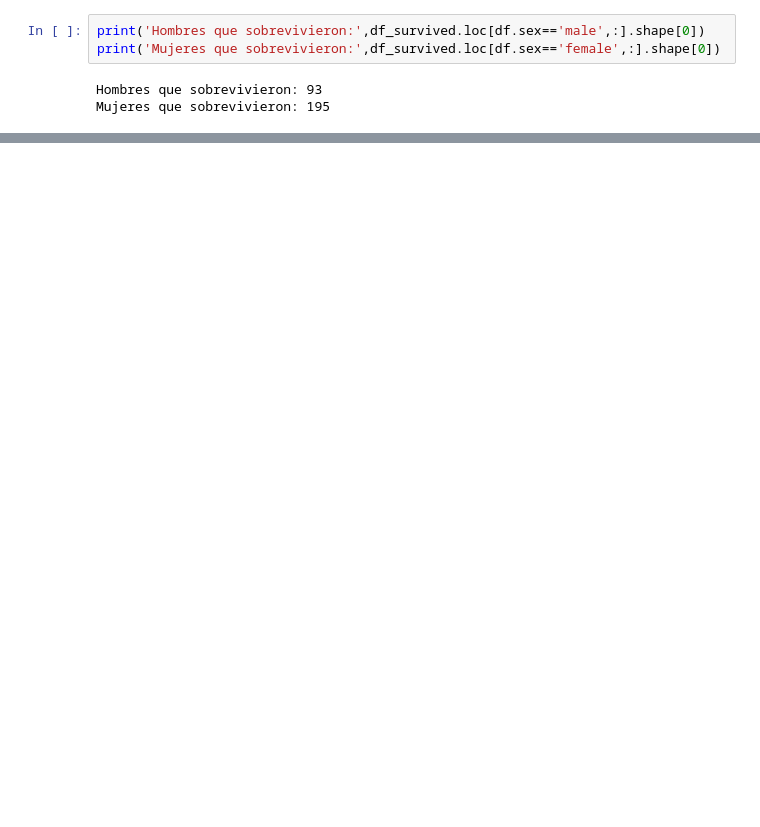
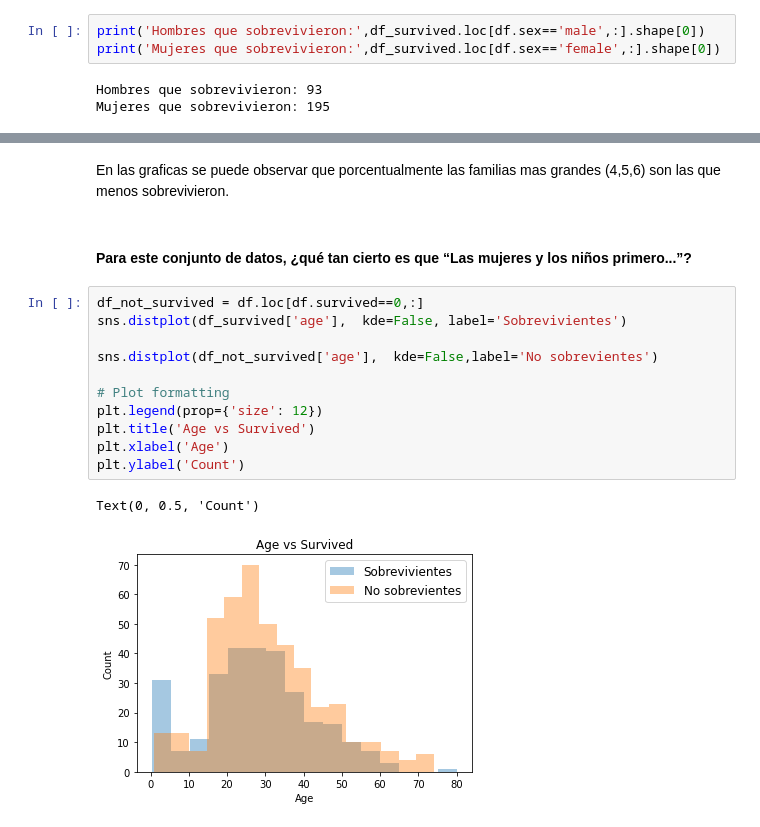
Before and after one commit to YoNoSoySantiago/TitanicKagle, a Jupyter notebook: Untitled.ipynb, the cells around one changed output, grey strips where cells are left out. Saved outputs shown, nothing was run; the diff lists cells and outputs as text; blank space fills up the shorter version.

```diff
--- a/Untitled.ipynb
+++ b/Untitled.ipynb
@@ -120,0 +184,18 @@ Name: sex, Length: 712, dtype: object
+# %% [markdown]
+En las graficas se puede observar que porcentualmente las familias mas grandes (4,5,6) son las que menos sobrevivieron.
+# %% [markdown]
+#### Para este conjunto de datos, ¿qué tan cierto es que “Las mujeres y los niños primero...”?
+# %%
+df_not_survived = df.loc[df.survived==0,:]
+sns.distplot(df_survived['age'],  kde=False, label='Sobrevivientes')
+
+sns.distplot(df_not_survived['age'],  kde=False,label='No sobrevientes')
+
+# Plot formatting
+plt.legend(prop={'size': 12})
+plt.title('Age vs Survived')
+plt.xlabel('Age')
+plt.ylabel('Count')
+# %% [output]
+Text(0, 0.5, 'Count')
+[figure, added]
```
Also changed, not shown: parts of 28 cells of this notebook.
